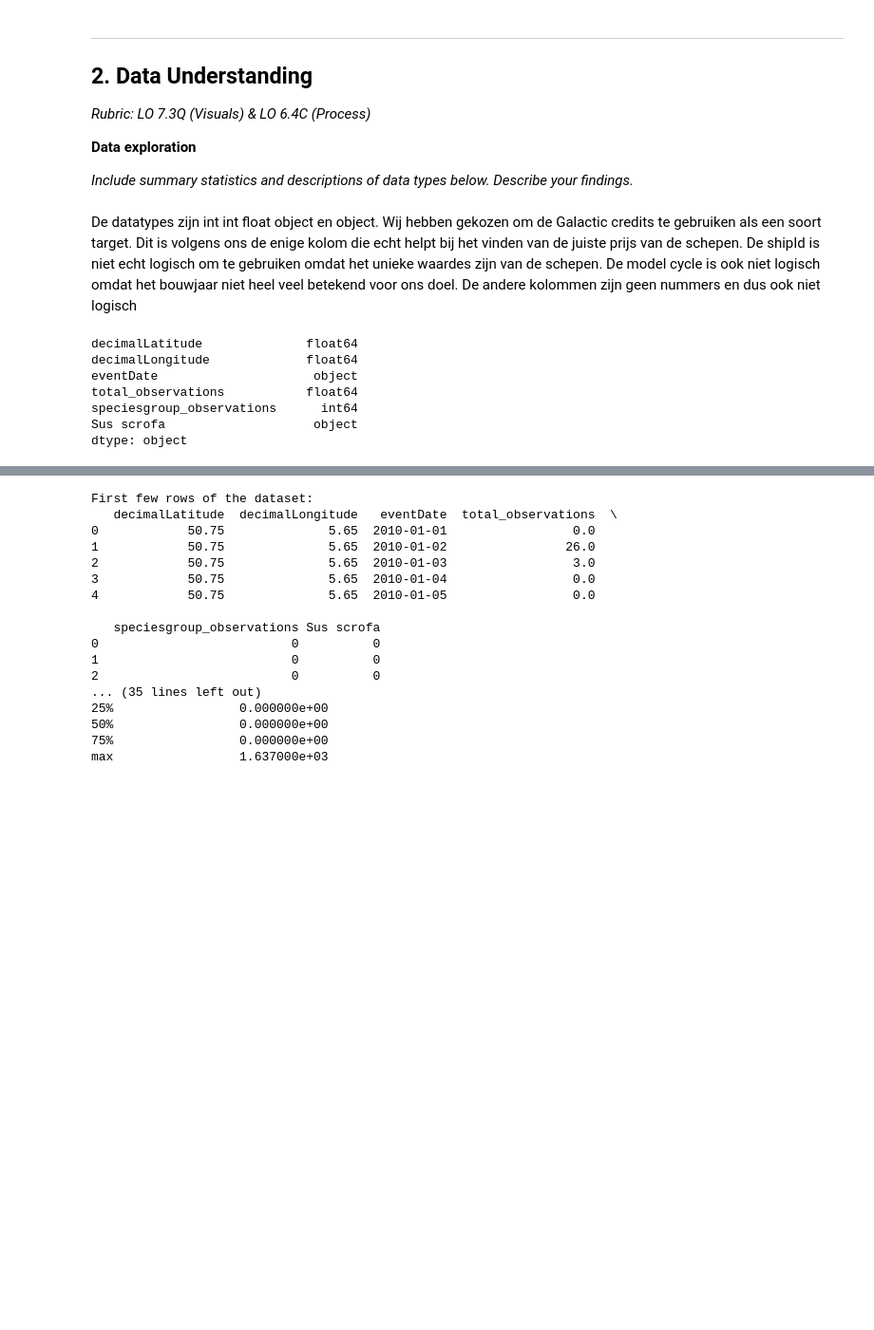
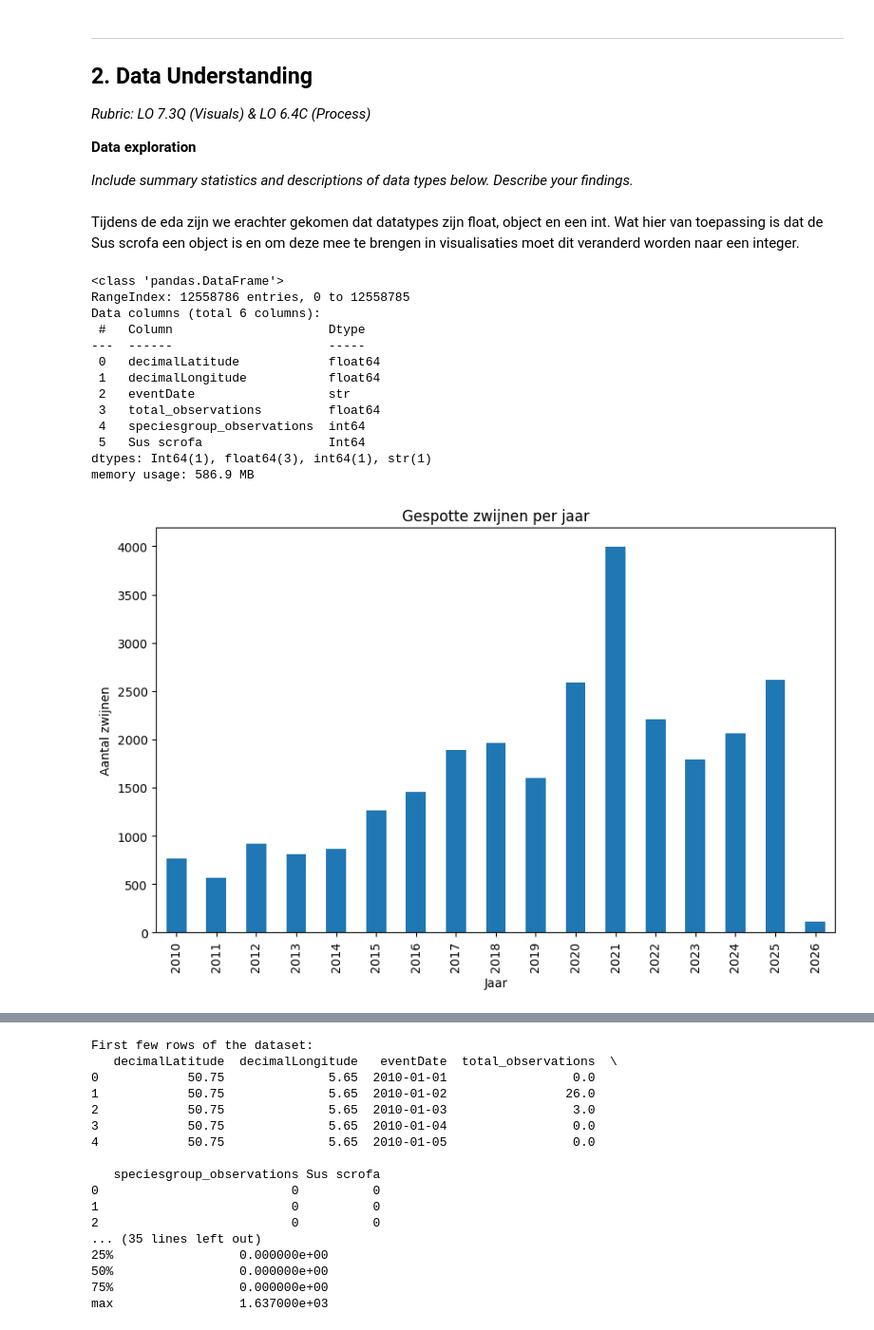
Before and after one commit to Jamie1111/Toeftoeftoeftoef, a Jupyter notebook: assignment_template_it1.ipynb, the cells around one changed output, grey strips where cells are left out. Shown at 95% size. Saved outputs shown, nothing was run; the diff lists cells and outputs as text; code cells hidden in the pictures; blank space fills up the shorter version.

Commit message:
data understanding paar figuren

```diff
--- a/assignment_template_it1.ipynb
+++ b/assignment_template_it1.ipynb
@@ -155,14 +155,22 @@ dtype: int64
 
 *Include summary statistics and descriptions of data types below. Describe your findings.*
 # %% [markdown]
-De datatypes zijn int int float object en object. Wij hebben gekozen om de Galactic credits te gebruiken als een soort target. Dit is volgens ons de enige kolom die echt helpt bij het vinden van de juiste prijs van de schepen. De shipId is niet echt logisch om te gebruiken omdat het unieke waardes zijn van de schepen. De model cycle is ook niet logisch omdat het bouwjaar niet heel veel betekend voor ons doel. De andere kolommen zijn geen nummers en dus ook niet logisch
+Tijdens de eda zijn we erachter gekomen dat datatypes zijn float, object en een int. Wat hier van toepassing is dat de Sus scrofa een object is en om deze mee te brengen in visualisaties moet dit veranderd worden naar een integer.
 # %%
-df.dtypes
+# Controleer de kolomtype-conversie voor 'Sus scrofa'
+df['Sus scrofa'] = pd.to_numeric(df['Sus scrofa'], errors='coerce').astype('Int64')
+df.info()
 # %% [output]
-decimalLatitude              float64
-decimalLongitude             float64
-eventDate                     object
-total_observations           float64
-speciesgroup_observations      int64
-Sus scrofa                    object
-dtype: object
+<class 'pandas.DataFrame'>
+RangeIndex: 12558786 entries, 0 to 12558785
+Data columns (total 6 columns):
+ #   Column                     Dtype
+---  ------                     -----
+ 0   decimalLatitude            float64
+ 1   decimalLongitude           float64
+ 2   eventDate                  str
+ 3   total_observations         float64
+ 4   speciesgroup_observations  int64
+ 5   Sus scrofa                 Int64
+dtypes: Int64(1), float64(3), int64(1), str(1)
+memory usage: 586.9 MB
@@ -170,0 +177,17 @@ dtype: object
+# %%
+# Maak een barchart van de zwijnen per jaar uit eventDate
+
+df['eventDate'] = pd.to_datetime(df['eventDate'], errors='coerce')
+df['year'] = df['eventDate'].dt.year
+
+# Jaarlijkse som van de zwijnen per jaar
+perjaar = df.groupby('year')['Sus scrofa'].sum().dropna()
+
+ax = perjaar.plot(kind='bar', figsize=(10, 6))
+ax.yaxis.set_major_formatter(plt.FuncFormatter(lambda x, p: f'{int(x)}'))
+plt.title('Gespotte zwijnen per jaar')
+plt.xlabel('Jaar')
+plt.ylabel('Aantal zwijnen')
+plt.show()
+# %% [output]
+[figure, added]
```
Also changed, not shown: parts of 6 cells of this notebook, 1 other file.
